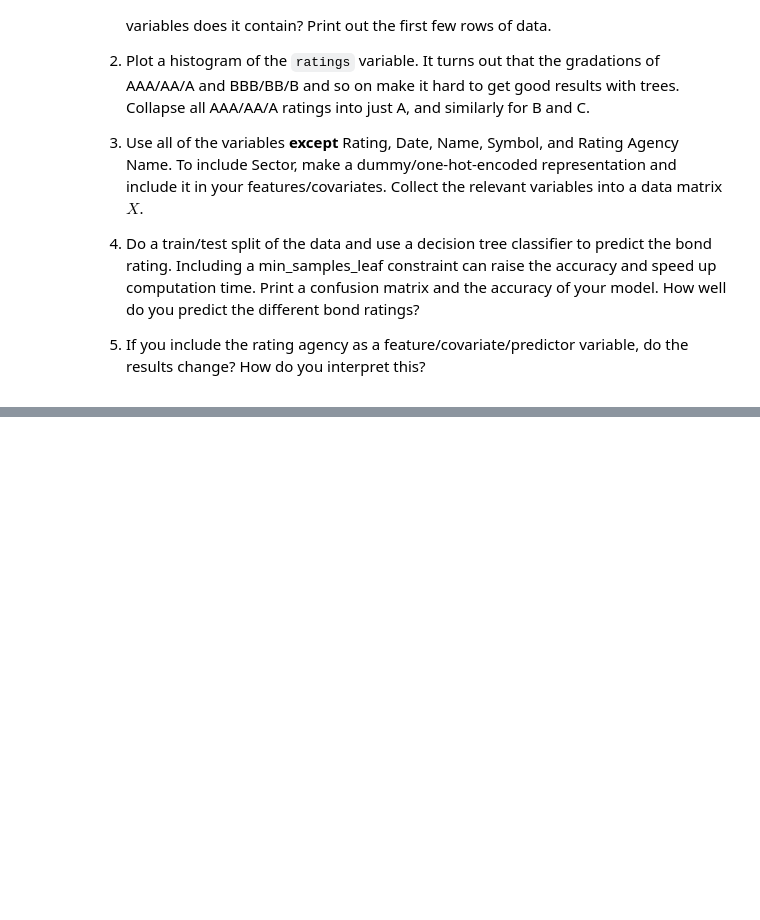
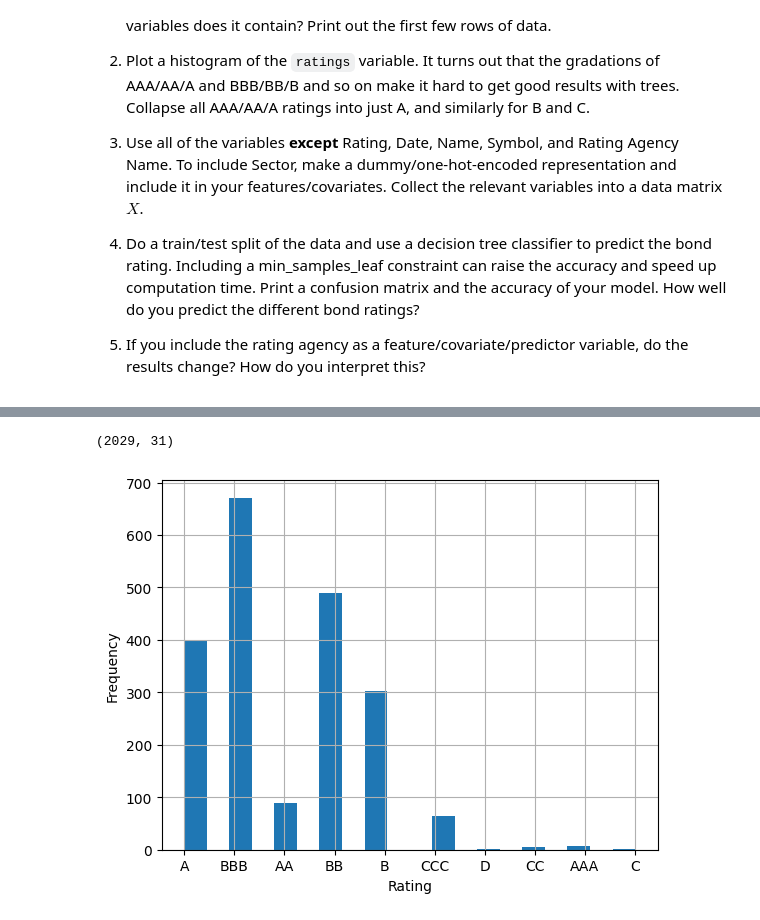
Before and after one commit to miacachion/trees_assignment, a Jupyter notebook: assignment.ipynb, the cells around one changed output, grey strips where cells are left out. Cells and saved outputs as stored; diff of their text form; code cells hidden in the pictures; blank space fills up the shorter version.

```diff
--- a/assignment.ipynb
+++ b/assignment.ipynb
@@ -67,0 +75,5 @@
+# %%
+#1
+
+df = pd.read_csv("trees_assignment/data/corporate_ratings.csv")
+df.head()
@@ -67,0 +88,16 @@
+# %%
+print(df.shape)
+
+# 2029 observations
+# 31 variables
+# %% [output]
+(2029, 31)
+# %%
+#2
+
+df['Rating'].hist(bins=20)
+plt.xlabel('Rating')
+plt.ylabel('Frequency')
+plt.show()
+# %% [output]
+[figure, added]
```
Also changed, not shown: parts of 8 cells of this notebook.
